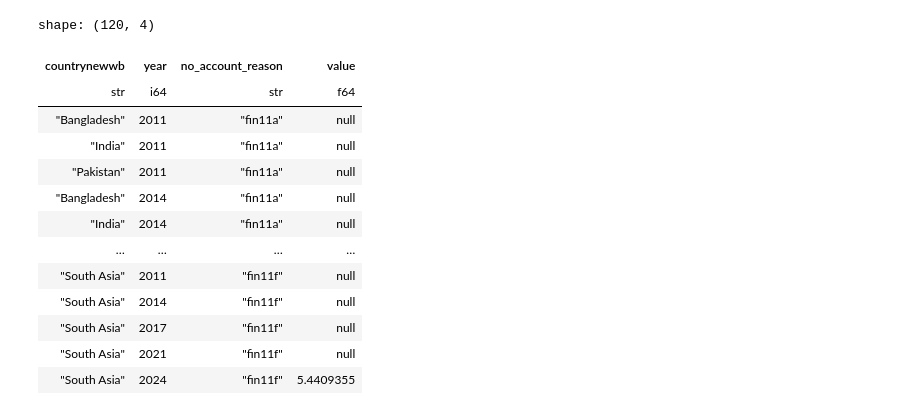
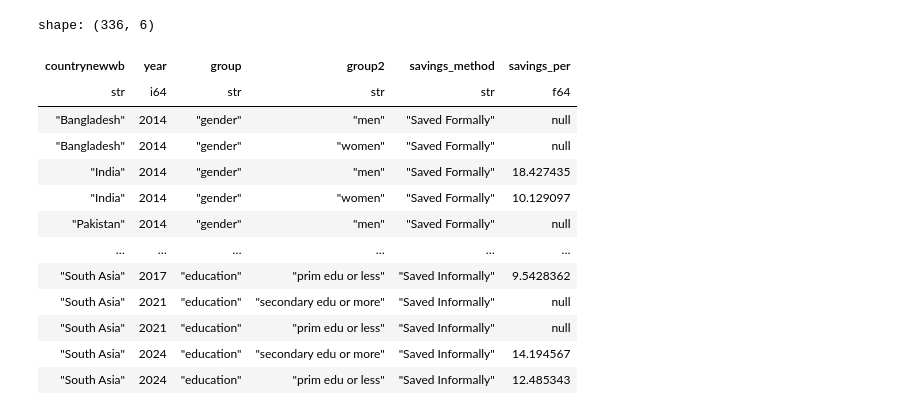
Before and after one commit to sthussain98/capp-30239-static, a Jupyter notebook: data_cleaning/global_findex_process.ipynb, the cells around one changed output. Saved outputs shown, nothing was run; the diff lists cells and outputs as text; code cells hidden in the pictures.

Commit message:
additional viz for savings

```diff
--- a/data_cleaning/global_findex_process.ipynb
+++ b/data_cleaning/global_findex_process.ipynb
@@ -7,12 +7,12 @@ rel_vars= ['countrynewwb','codewb', 'year', 'pop_adult', 'regionwb24_hi', 'incom
            'group', 'group2','account_t_d', 'fiaccount_t_d', 'mobileaccount_t_d', 'fin11a',
                   'fin11b', 'fin11c', 'fin11f', 'fin11d', 'fin11e', 'fin14a',
                   'fin14b', 'fin14c', 'fin14d', 'fin26a', 'fin26b', 'fin27a',
-                  'g20_made', 'fin17f', 'fin17a_17a1_d', 'fin17a', 'fin17b', 'fin17c']
+                  'g20_made', 'fin17f', 'fin17a_17a1_d', 'fin17a', 'fin17b', 'fin17c', 'fin24aSD_ND']
 # %%
 int_cols = ['account_t_d', 'fiaccount_t_d', 'mobileaccount_t_d', 'fin11a',
                   'fin11b', 'fin11c', 'fin11f', 'fin11d', 'fin11e', 'fin14a',
                   'fin14b', 'fin14c', 'fin14d', 'fin26a', 'fin26b', 'fin27a',
-                  'g20_made', 'fin17f', 'fin17a_17a1_d', 'fin17a', 'fin17b', 'fin17c']
+                  'g20_made', 'fin17f', 'fin17a_17a1_d', 'fin17a', 'fin17b', 'fin17c', 'fin24aSD_ND']
 # %%
 south_asia_countries = ['South Asia', 'India', 'Bangladesh', 'Pakistan']
 # %%
@@ -202,17 +193,0 @@ long = df.unpivot(
-# %%
-long
-# %% [output]
-shape: (120, 4)
-| countrynewwb | year | no_account_reason | value |
-| str | i64 | str | f64 |
-| "Bangladesh" | 2011 | "fin11a" | null |
-| "India" | 2011 | "fin11a" | null |
-| "Pakistan" | 2011 | "fin11a" | null |
-| "Bangladesh" | 2014 | "fin11a" | null |
-| "India" | 2014 | "fin11a" | null |
-| … | … | … | … |
-| "South Asia" | 2011 | "fin11f" | null |
-| "South Asia" | 2014 | "fin11f" | null |
-| "South Asia" | 2017 | "fin11f" | null |
-| "South Asia" | 2021 | "fin11f" | null |
-| "South Asia" | 2024 | "fin11f" | 5.4409355 |
@@ -218,0 +198,36 @@ shape: (120, 4)
+# %%
+df = filter_south_asia(process_data(), False)
+# %%
+def savings_behavior_df(df):
+    long_savings = df.unpivot(
+        index =['countrynewwb', 'year', 'group', 'group2'],
+        on = ['fin17a_17a1_d', 'fin17c'],
+        variable_name = 'savings_method',
+        value_name = 'savings_per')
+
+    long_savings = long_savings.with_columns(
+    pl.when(pl.col('savings_method') == 'fin17a_17a1_d').then(pl.lit('Saved Formally'))
+    .when(pl.col('savings_method') == 'fin17c').then(pl.lit('Saved Informally'))
+    .otherwise(pl.col('savings_method'))
+    .alias('savings_method'))
+
+    long_savings = long_savings.filter(pl.col('year') != 2011)
+
+    return long_savings
+# %%
+savings_behavior_df(filter_south_asia(process_data(), True))
+# %% [output]
+shape: (336, 6)
+| countrynewwb | year | group | group2 | savings_method | savings_per |
+| str | i64 | str | str | str | f64 |
+| "Bangladesh" | 2014 | "gender" | "men" | "Saved Formally" | null |
+| "Bangladesh" | 2014 | "gender" | "women" | "Saved Formally" | null |
+| "India" | 2014 | "gender" | "men" | "Saved Formally" | 18.427435 |
+| "India" | 2014 | "gender" | "women" | "Saved Formally" | 10.129097 |
+| "Pakistan" | 2014 | "gender" | "men" | "Saved Formally" | null |
+| … | … | … | … | … | … |
+| "South Asia" | 2017 | "education" | "prim edu or less" | "Saved Informally" | 9.5428362 |
+| "South Asia" | 2021 | "education" | "secondary edu or more" | "Saved Informally" | null |
+| "South Asia" | 2021 | "education" | "prim edu or less" | "Saved Informally" | null |
+| "South Asia" | 2024 | "education" | "secondary edu or more" | "Saved Informally" | 14.194567 |
+| "South Asia" | 2024 | "education" | "prim edu or less" | "Saved Informally" | 12.485343 |
```
Also changed, not shown: parts of 8 cells of this notebook.
